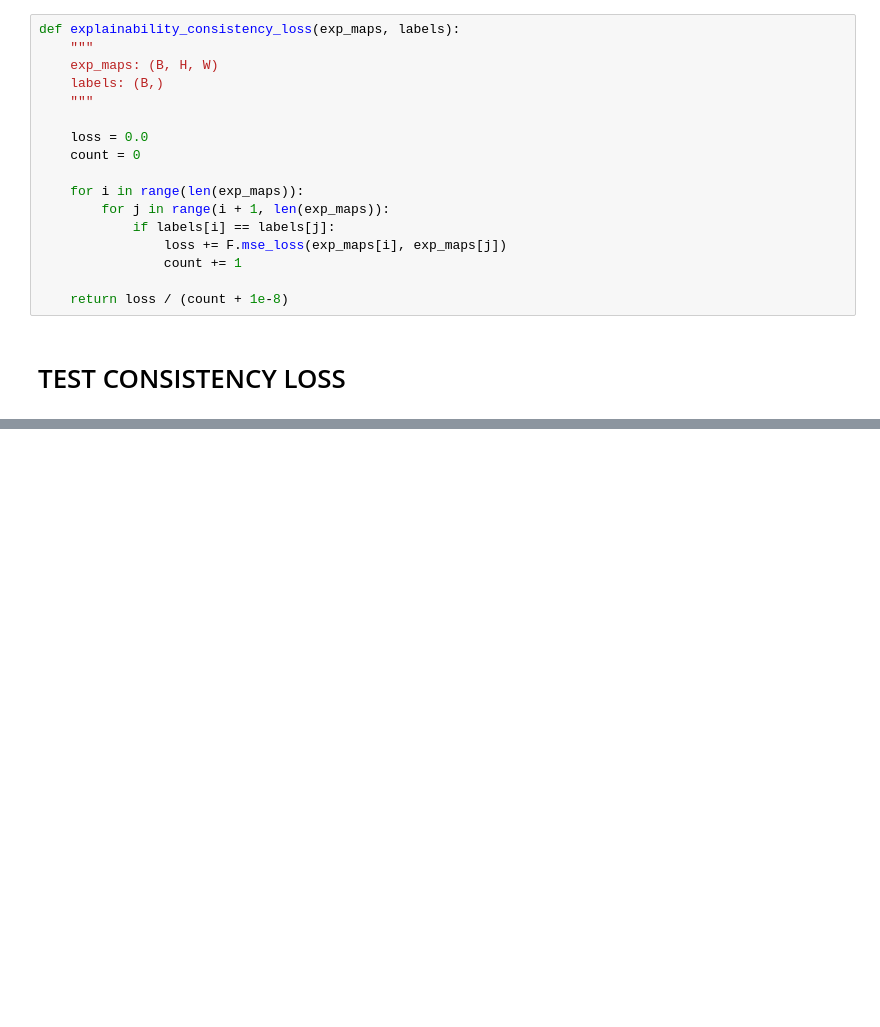
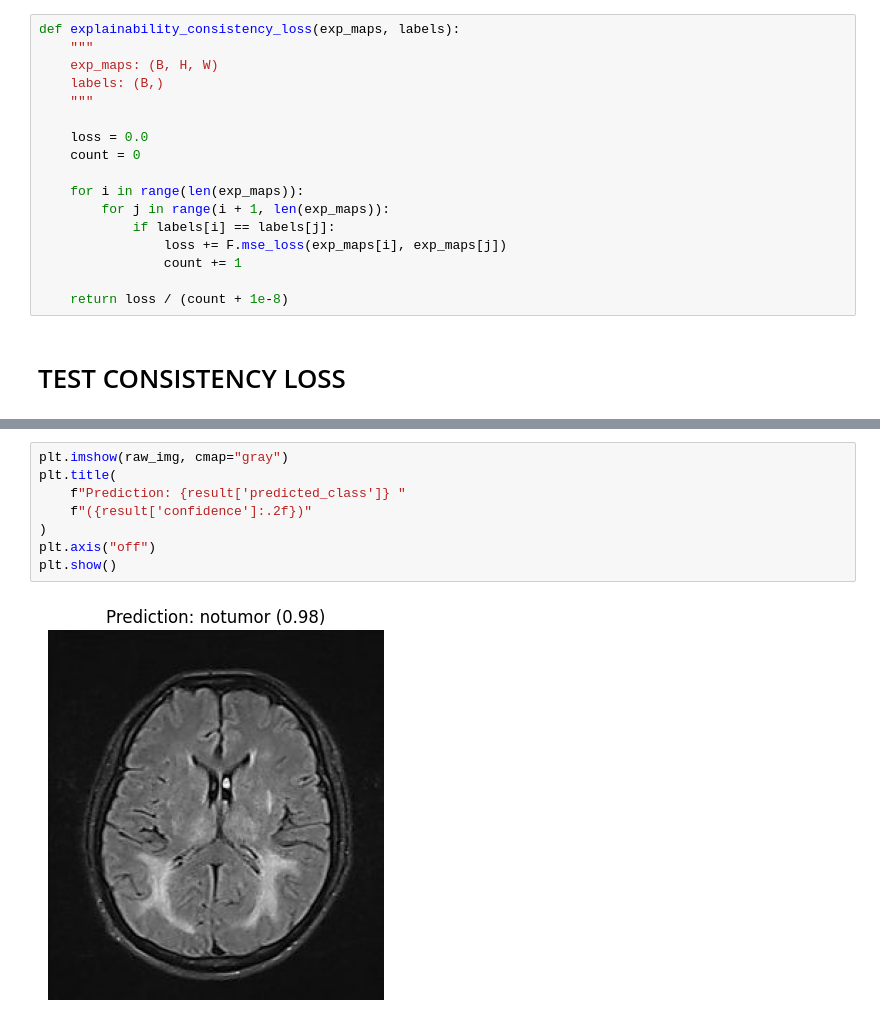
Before and after one commit to Blecyrajan/Dissertation, a Jupyter notebook: BrainTumor_CNN_ViT.ipynb, the cells around one changed output, grey strips where cells are left out. Saved outputs shown, nothing was run; the diff lists cells and outputs as text; blank space fills up the shorter version.

```diff
--- a/BrainTumor_CNN_ViT.ipynb
+++ b/BrainTumor_CNN_ViT.ipynb
@@ -486,0 +691,10 @@ Explainability consistency loss: 0.06653992086648941
+# %%
+plt.imshow(raw_img, cmap="gray")
+plt.title(
+    f"Prediction: {result['predicted_class']} "
+    f"({result['confidence']:.2f})"
+)
+plt.axis("off")
+plt.show()
+# %% [output]
+[figure, added]
```
Also changed, not shown: parts of 24 cells of this notebook.
